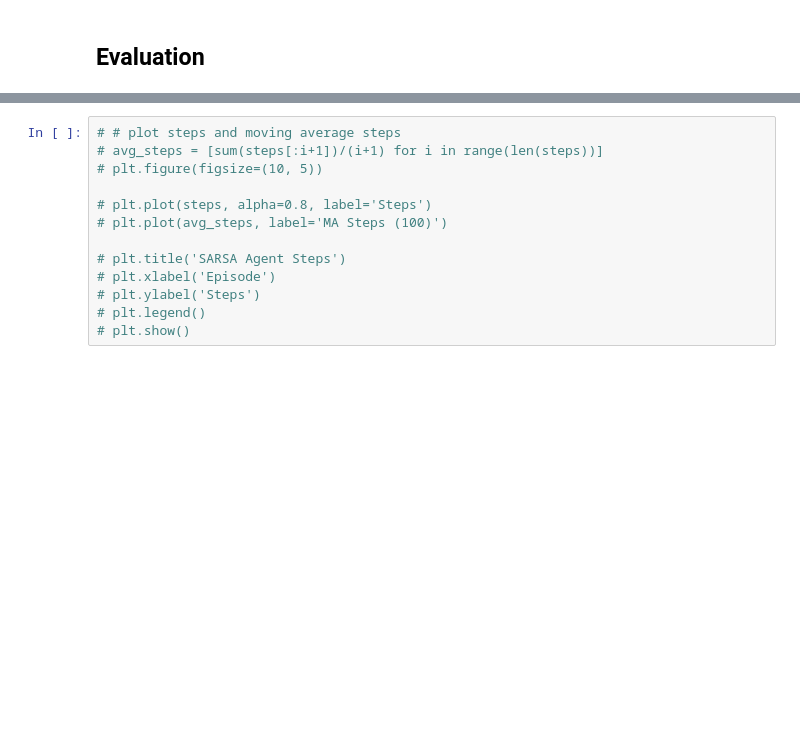
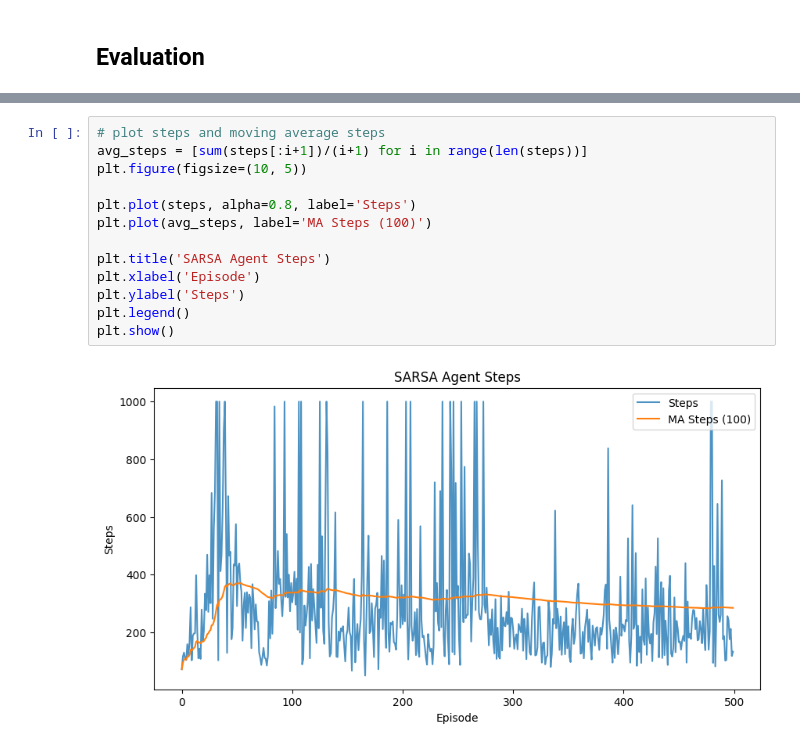
Before and after one commit to timothyckl/Lunar-Lander-RL, a Jupyter notebook: 5_DeepSARSA_EF.ipynb, the cells around one changed output, grey strips where cells are left out. Drawn from its saved outputs; the diff is of its cells as text; blank space fills up the shorter version.

```diff
--- a/5_DeepSARSA_EF.ipynb
+++ b/5_DeepSARSA_EF.ipynb
@@ -83,13 +96,15 @@ with open('./history/sarsa_ef_history.json', 'w') as file:
 # %%
-# # plot steps and moving average steps
-# avg_steps = [sum(steps[:i+1])/(i+1) for i in range(len(steps))]
-# plt.figure(figsize=(10, 5))
+# plot steps and moving average steps
+avg_steps = [sum(steps[:i+1])/(i+1) for i in range(len(steps))]
+plt.figure(figsize=(10, 5))
 
-# plt.plot(steps, alpha=0.8, label='Steps')
-# plt.plot(avg_steps, label='MA Steps (100)')
+plt.plot(steps, alpha=0.8, label='Steps')
+plt.plot(avg_steps, label='MA Steps (100)')
 
-# plt.title('SARSA Agent Steps')
-# plt.xlabel('Episode')
-# plt.ylabel('Steps')
-# plt.legend()
-# plt.show()
+plt.title('SARSA Agent Steps')
+plt.xlabel('Episode')
+plt.ylabel('Steps')
+plt.legend()
+plt.show()
+# %% [output]
+[figure, added]
```
Also changed, not shown: parts of 8 cells of this notebook, 27 other files.
